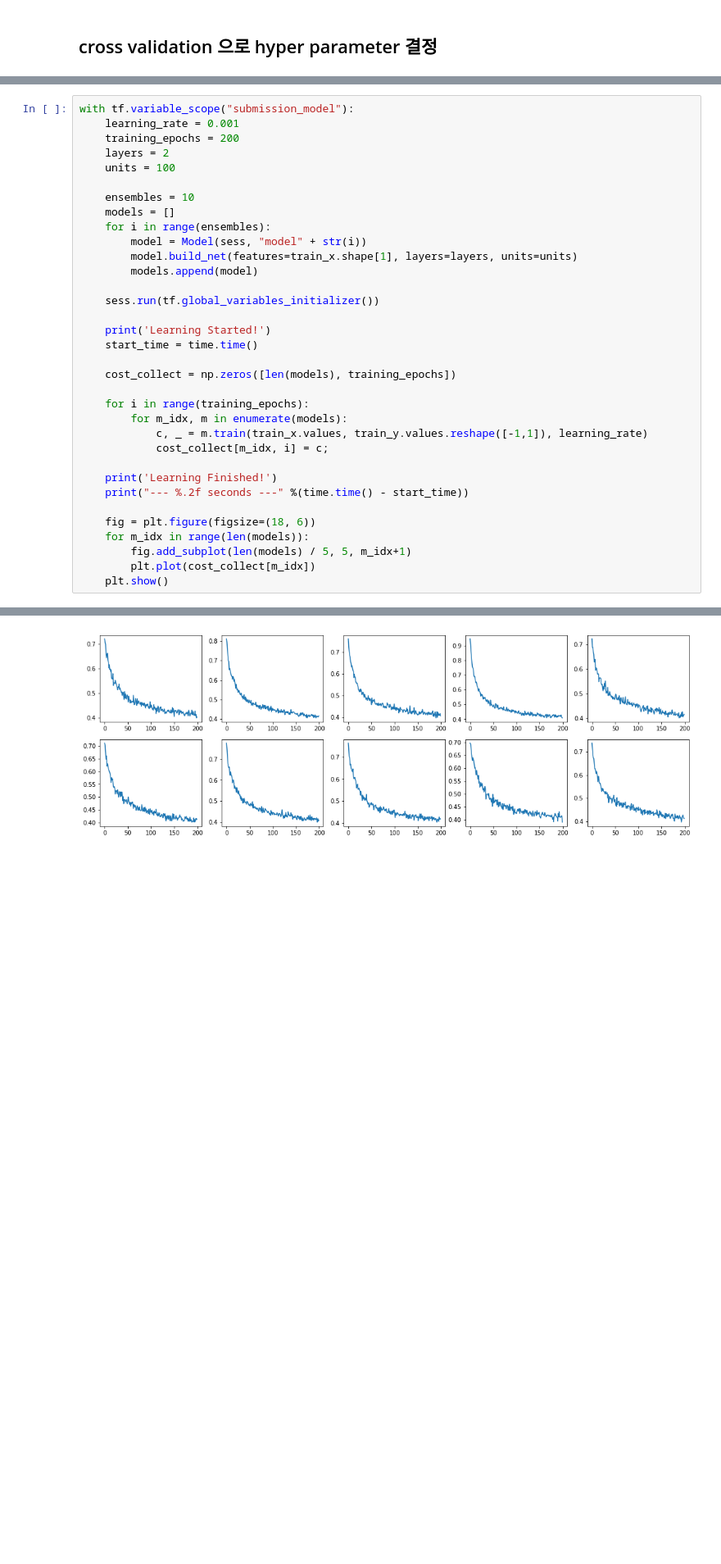
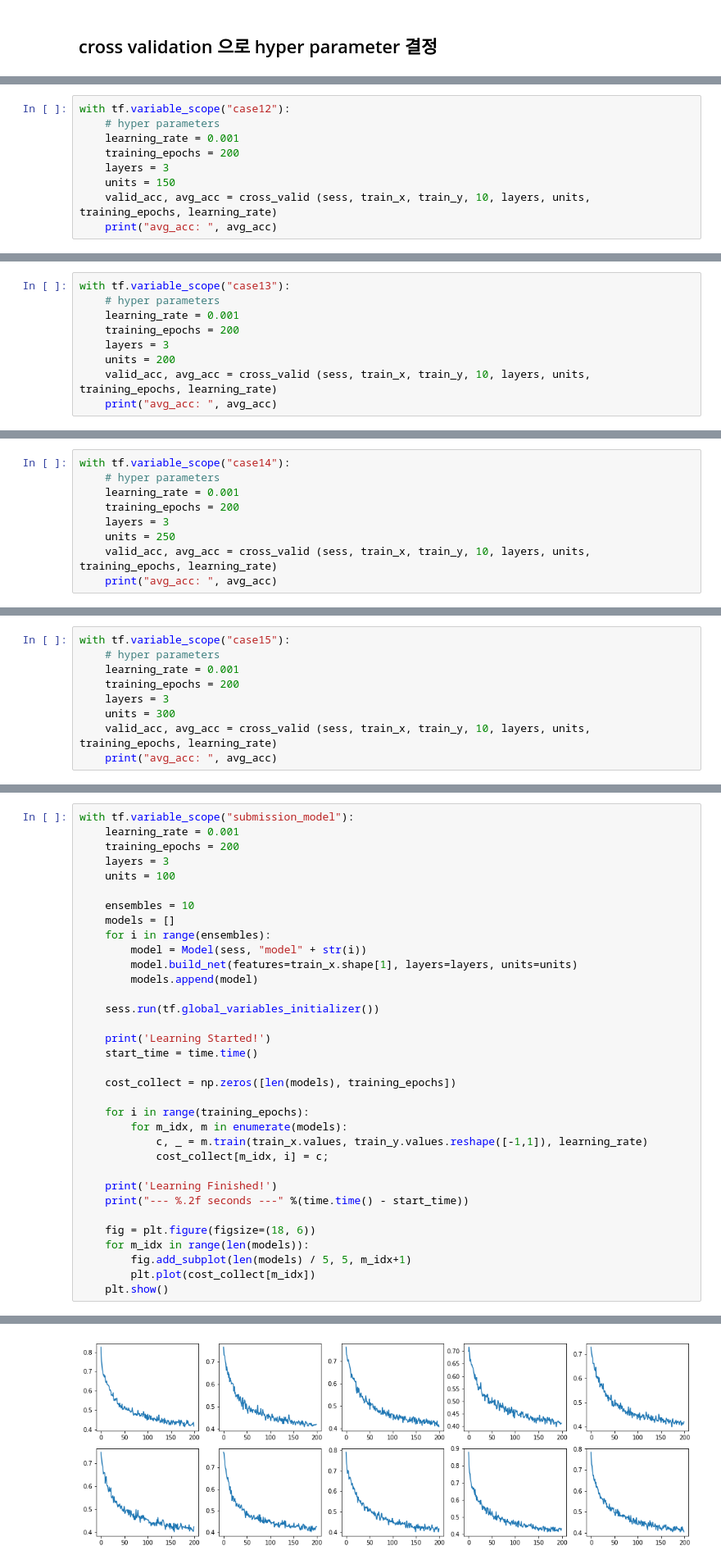
Before and after one commit to inoray/ML_DL_Tensorflow_study, a Jupyter notebook: season_02_Kaggle/01_Titanic_Machine_Learning_from_Disaster/김성헌/김성헌_타이타닉_1차_CrossValidation_DNN_dropout.ipynb, the cells around one changed output, grey strips where cells are left out. Shown: that part at 82% size. Cells and saved outputs as stored; diff of their text form; blank space fills up the shorter version.

```diff
--- a/season_02_Kaggle/01_Titanic_Machine_Learning_from_Disaster/김성헌/김성헌_타이타닉_1차_CrossValidation_DNN_dropout.ipynb
+++ b/season_02_Kaggle/01_Titanic_Machine_Learning_from_Disaster/김성헌/김성헌_타이타닉_1차_CrossValidation_DNN_dropout.ipynb
@@ -254,0 +411,9 @@ avg_acc:  80.36
+# %%
+with tf.variable_scope("case12"):
+    # hyper parameters
+    learning_rate = 0.001
+    training_epochs = 200
+    layers = 3
+    units = 150
+    valid_acc, avg_acc = cross_valid (sess, train_x, train_y, 10, layers, units, training_epochs, learning_rate)
+    print("avg_acc: ", avg_acc)
@@ -254,0 +434,9 @@ avg_acc:  80.36
+# %%
+with tf.variable_scope("case13"):
+    # hyper parameters
+    learning_rate = 0.001
+    training_epochs = 200
+    layers = 3
+    units = 200
+    valid_acc, avg_acc = cross_valid (sess, train_x, train_y, 10, layers, units, training_epochs, learning_rate)
+    print("avg_acc: ", avg_acc)
@@ -254,0 +457,9 @@ avg_acc:  80.36
+# %%
+with tf.variable_scope("case14"):
+    # hyper parameters
+    learning_rate = 0.001
+    training_epochs = 200
+    layers = 3
+    units = 250
+    valid_acc, avg_acc = cross_valid (sess, train_x, train_y, 10, layers, units, training_epochs, learning_rate)
+    print("avg_acc: ", avg_acc)
@@ -254,0 +480,9 @@ avg_acc:  80.36
+# %%
+with tf.variable_scope("case15"):
+    # hyper parameters
+    learning_rate = 0.001
+    training_epochs = 200
+    layers = 3
+    units = 300
+    valid_acc, avg_acc = cross_valid (sess, train_x, train_y, 10, layers, units, training_epochs, learning_rate)
+    print("avg_acc: ", avg_acc)
@@ -265,7 +513,7 @@ hyper paramers
 with tf.variable_scope("submission_model"):
     learning_rate = 0.001
     training_epochs = 200
-    layers = 2
+    layers = 3
     units = 100
 
     ensembles = 10
@@ -302,4 +550,4 @@ Learning Finished!
-[figure, old version]
+[figure, new version]
 # %% [markdown]
 ## 학습 데이터로 성능평가
 # %%
```
Also changed, not shown: parts of 20 cells of this notebook, 1 other file.
